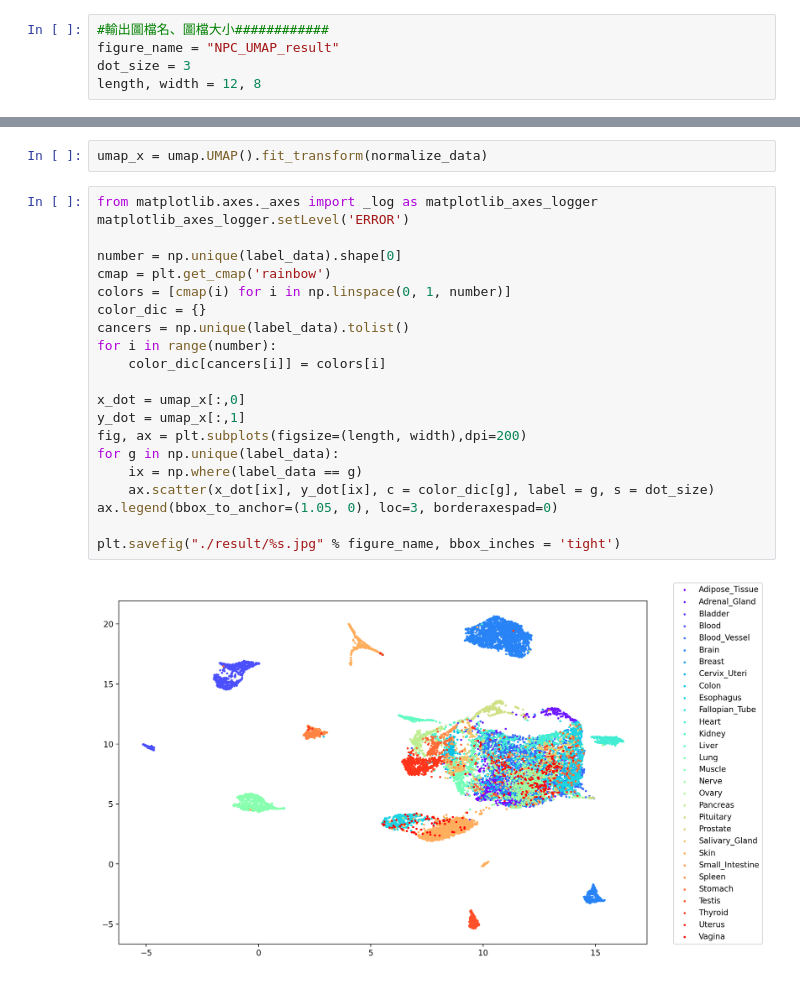
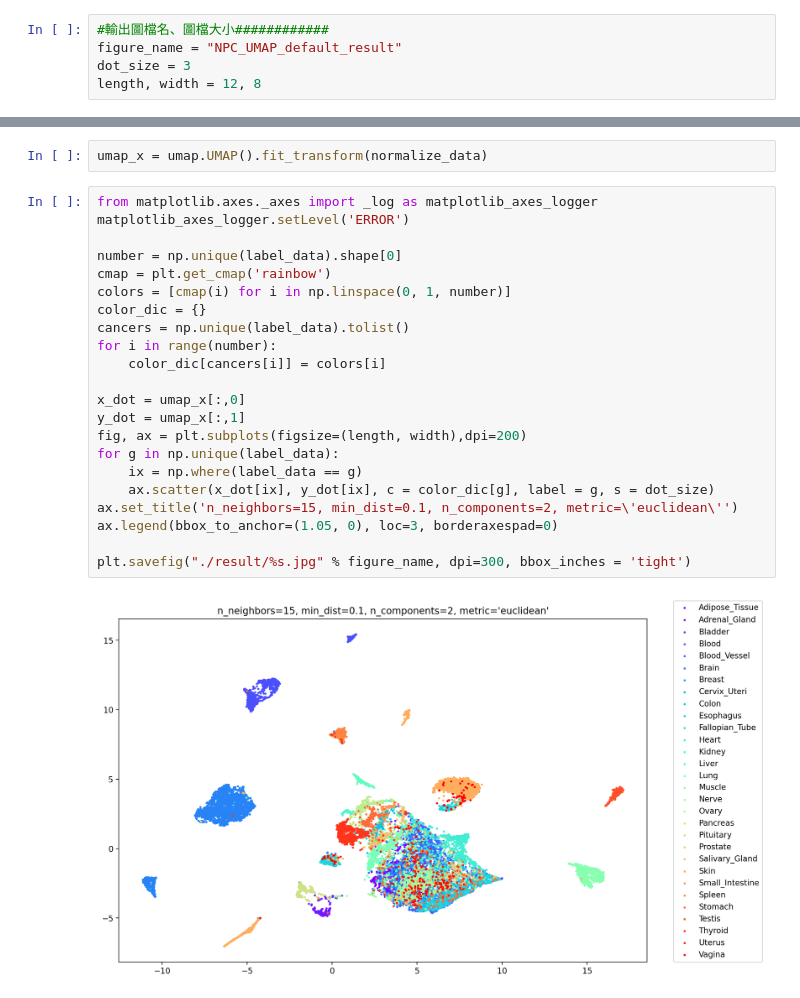
Before and after one commit to Debby-zhou/UMAP-for-gene-expression-data, a Jupyter notebook: UMAP.ipynb, the cells around one changed output, grey strips where cells are left out. Drawn from its saved outputs; the diff is of its cells as text.

Commit message:
add default hyperparameter

```diff
--- a/UMAP.ipynb
+++ b/UMAP.ipynb
@@ -1,6 +1,6 @@
 # %%
 #輸出圖檔名、圖檔大小############
-figure_name = "NPC_UMAP_result"
+figure_name = "NPC_UMAP_default_result"
 dot_size = 3
 length, width = 12, 8
 # %%
@@ -23,23 +23,24 @@ umap_x = umap.UMAP().fit_transform(normalize_data)
 # %%
 from matplotlib.axes._axes import _log as matplotlib_axes_logger
 matplotlib_axes_logger.setLevel('ERROR')
 
 number = np.unique(label_data).shape[0]
 cmap = plt.get_cmap('rainbow')
 colors = [cmap(i) for i in np.linspace(0, 1, number)]
 color_dic = {}
 cancers = np.unique(label_data).tolist()
 for i in range(number):
     color_dic[cancers[i]] = colors[i]
 
 x_dot = umap_x[:,0]
 y_dot = umap_x[:,1]
 fig, ax = plt.subplots(figsize=(length, width),dpi=200)
 for g in np.unique(label_data):
 	ix = np.where(label_data == g)
 	ax.scatter(x_dot[ix], y_dot[ix], c = color_dic[g], label = g, s = dot_size)
+ax.set_title('n_neighbors=15, min_dist=0.1, n_components=2, metric=\'euclidean\'')
 ax.legend(bbox_to_anchor=(1.05, 0), loc=3, borderaxespad=0)
 
-plt.savefig("./result/%s.jpg" % figure_name, bbox_inches = 'tight')
+plt.savefig("./result/%s.jpg" % figure_name, dpi=300, bbox_inches = 'tight')
 # %% [output]
-[figure, old version]
+[figure, new version]
```
Also changed, not shown: 2 other files.
